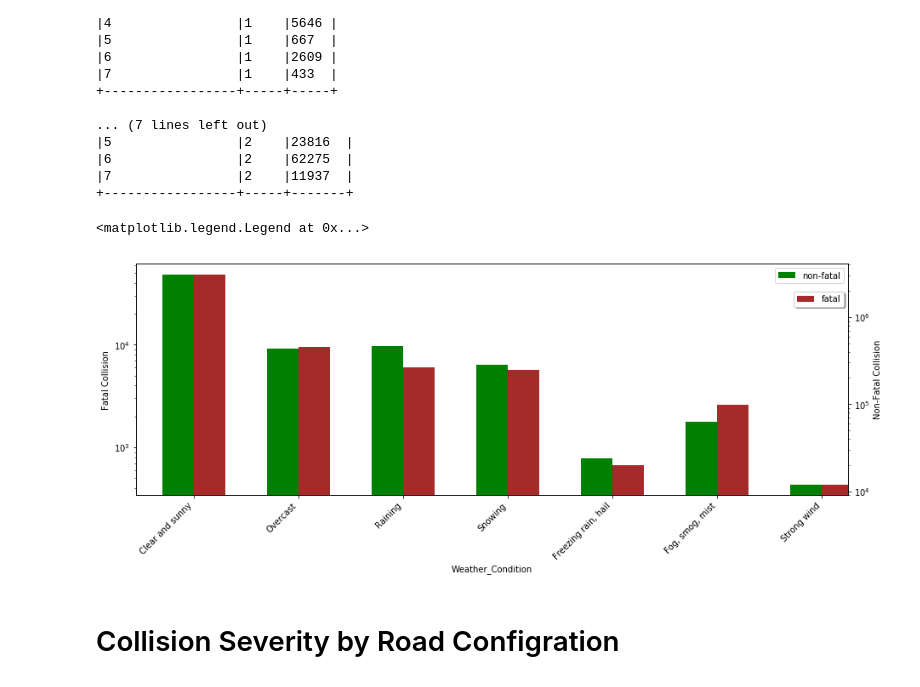
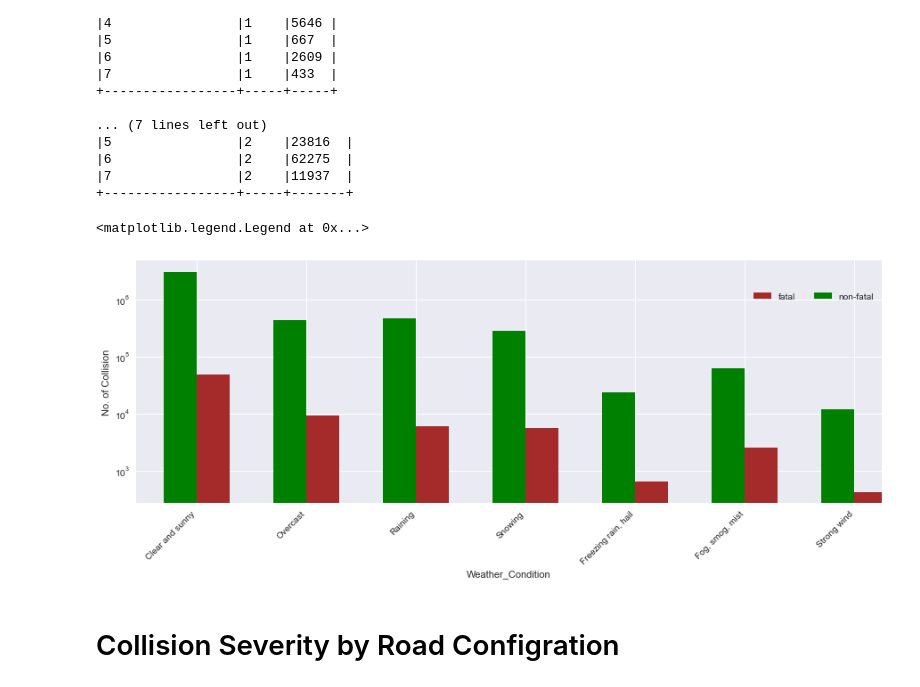
Before and after one commit to SinghGursimran/Analysis-of-Car-Accidents-in-Canada-using-PySpark, a Jupyter notebook: Analysis.ipynb, the cells around one changed output. Drawn from its saved outputs; the diff is of its cells as text; code cells hidden in the pictures.

```diff
--- a/Analysis.ipynb
+++ b/Analysis.ipynb
@@ -168,10 +168,14 @@ only showing top 5 rows
 # %%
 collisions_month_pandas_df = collisions_month.select("*").toPandas()
 # %%
+sns.set()
+
 plot_collisions_month = collisions_month_pandas_df.plot(figsize=(15,5),x="Date",y="count",color='red')
 date_arr = [1997,1999,2001,2003,2005,2007,2009,2011,2013,2015]
 plot_collisions_month.set_xticklabels(date_arr,ha='right',rotation = 45)
 plot_collisions_month.set_xlabel("Month")
 plot_collisions_month.set_ylabel("Number of collisions");
 plot_collisions_month.grid(axis='both')
+
+sns.reset_orig()
 # %% [output]
@@ -209,6 +213,8 @@ only showing top 5 rows
 severity_high_pandas_df = severity_high.select("*").toPandas()
 severity_low_pandas_df = severity_low.select("*").toPandas()
 # %%
+sns.set()
+
 plot_severity_high = severity_high_pandas_df.plot(figsize=(15,5),logy = True, label = "fatal", x="Date",y="count",color='red')
 plot_severity_low = severity_low_pandas_df.plot(ax = plot_severity_high, logy = True, label = "non-fatal", figsize=(15,5),x="Date",y="count",title='Collisions each month',color='blue')
 date_arr = [1997,1999,2001,2003,2005,2007,2009,2011,2013,2015]
@@ -216,4 +222,6 @@ plot_severity_high.set_xticklabels(date_arr,ha='right',rotation = 45)
 plot_severity_high.set_xlabel("Month")
 plot_severity_high.set_ylabel("Number of collisions");
 plot_severity_high.grid(axis='both')
+
+sns.reset_orig()
 # %% [output]
@@ -281,26 +289,20 @@ sev_low_collisions_weather.show(sev_low_collisions_weather.count(),False)
 sev_high_collisions_weather_pandas_df = sev_high_collisions_weather.select("*").toPandas()
 sev_low_collisions_weather_pandas_df = sev_low_collisions_weather.select("*").toPandas()
 # %%
-fig = plt.figure()
-ax = fig.add_subplot(111)
-ax2 = ax.twinx() # Create another axes that shares the same x-axis as ax.
-
 width = 0.3
-
 weather_type = ['Clear and sunny','Overcast','Raining','Snowing','Freezing rain, hail','Fog, smog, mist',
             'Strong wind']
 
 
-plot_severity_high_weather = sev_high_collisions_weather_pandas_df.plot.bar(logy = True, position = 0, ax = ax, figsize=(15,5) , label = "fatal", x="Weather_Condition",y="count",width = width,color='brown')
-plot_severity_low_weather = sev_low_collisions_weather_pandas_df.plot.bar(logy = True, position = 1, ax = ax2, label = "non-fatal", figsize=(15,5),x="Weather_Condition",y="count", width = width,color='green')
+plot_severity_high_weather = sev_high_collisions_weather_pandas_df.plot.bar(logy = True, position = 0,  figsize=(15,5) , label = "fatal", x="Weather_Condition",y="count",width = width,color='brown')
+plot_severity_low_weather = sev_low_collisions_weather_pandas_df.plot.bar(logy = True, position = 1, ax = plot_severity_high_weather, label = "non-fatal", figsize=(15,5),x="Weather_Condition",y="count", width = width,color='green')
 
-ax.set_xticklabels(weather_type,ha='right',rotation = 45)
-ax.set_ylabel('Fatal Collision')
-ax2.set_ylabel('Non-Fatal Collision')
-ax.legend(loc='upper right', bbox_to_anchor=(1, 0.9),fancybox=True, shadow=True, ncol=5)
+plot_severity_high_weather.set_xticklabels(weather_type,ha='right',rotation = 45)
+plot_severity_low_weather.set_ylabel('No. of Collision')
+plot_severity_high_weather.legend(loc='upper right', bbox_to_anchor=(1, 0.9),fancybox=True, shadow=True, ncol=5)
 # %% [output]
 <matplotlib.legend.Legend at 0x...>
-[figure, old version]
+[figure, new version]
 # %% [markdown]
 # Collision Severity by Road Configration
 # %%
```
Also changed, not shown: parts of 10 cells of this notebook.
